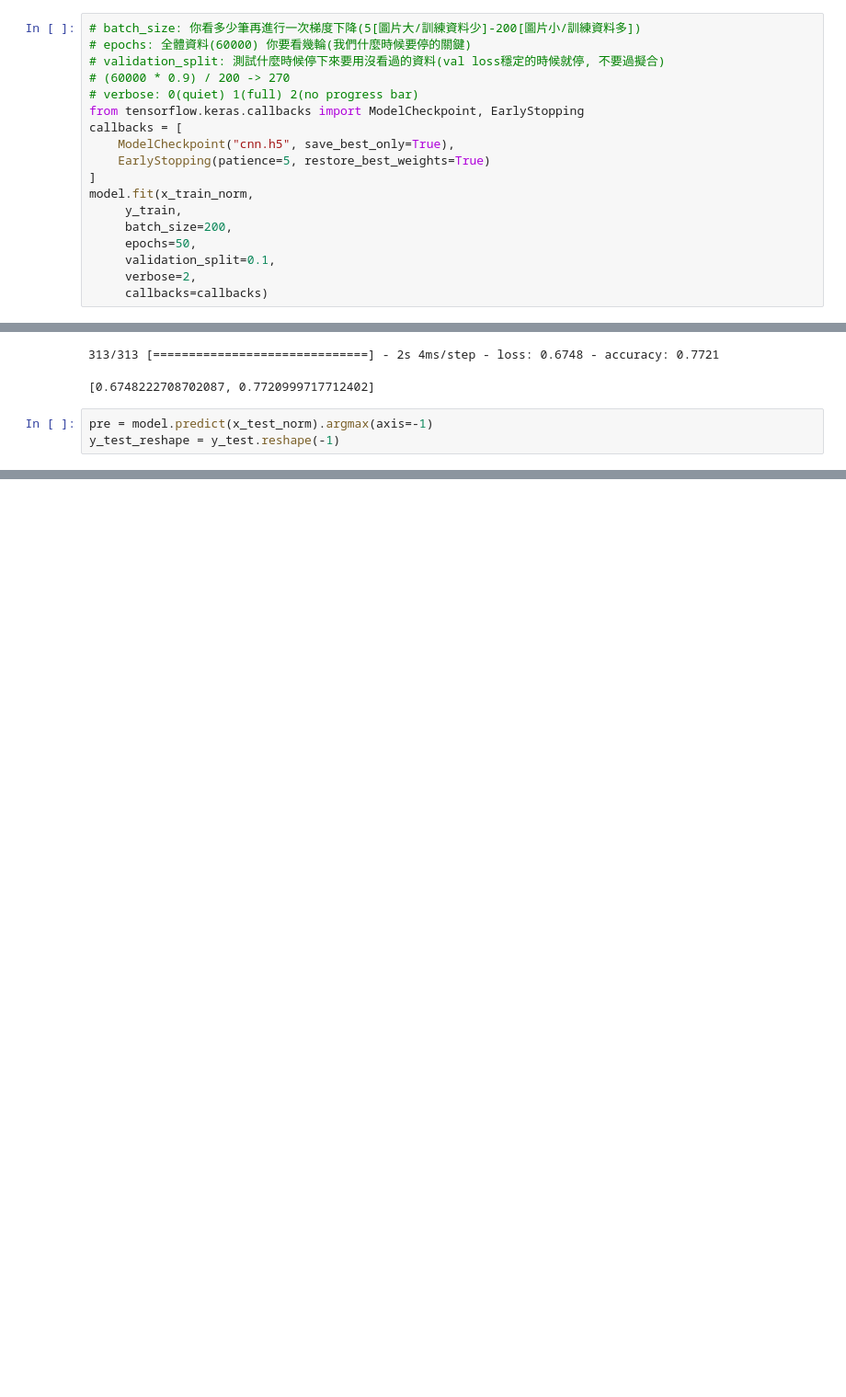
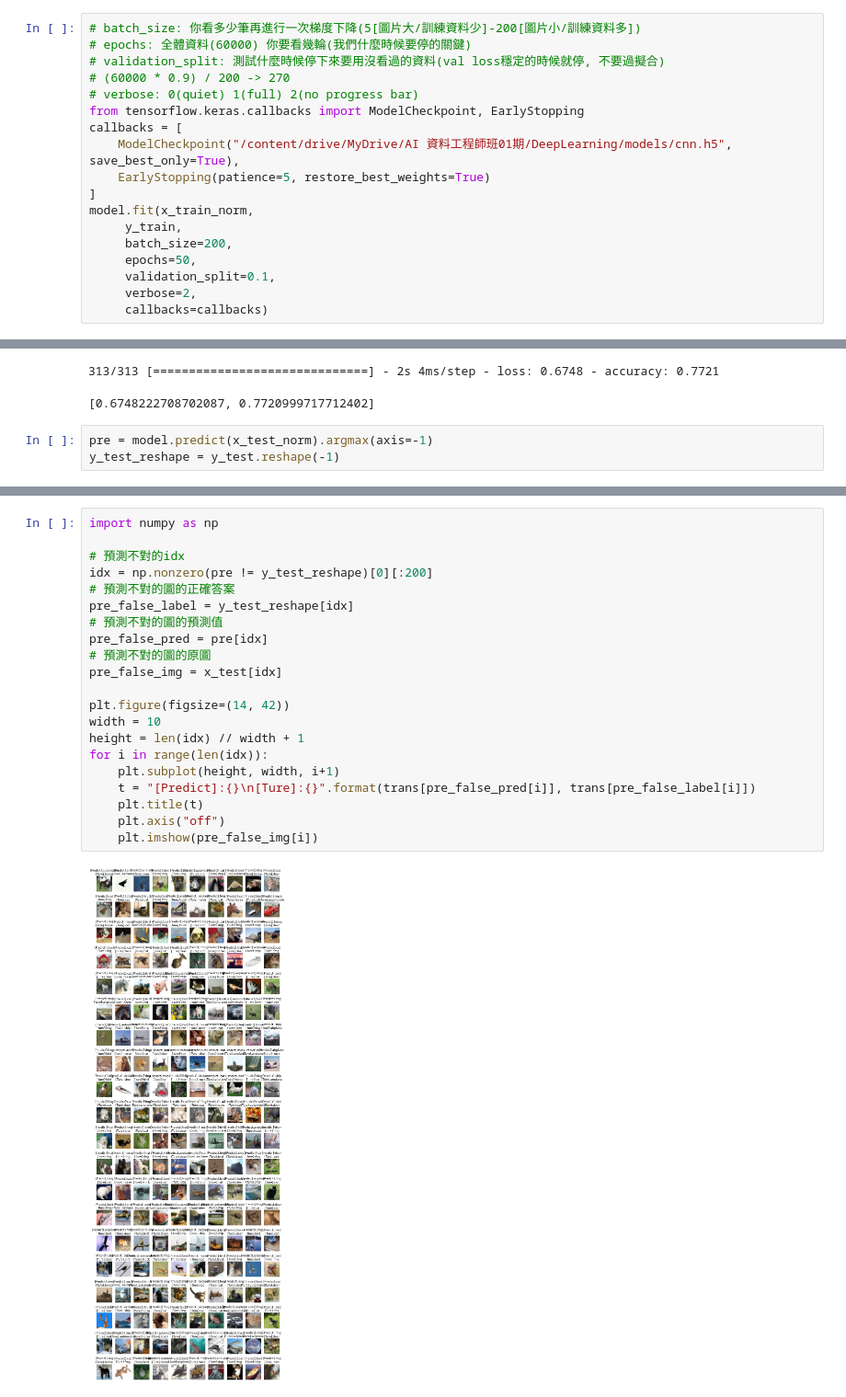
Before and after one commit to yihong1011/TibameML, a Jupyter notebook: 07_CNN.ipynb, the cells around one changed output, grey strips where cells are left out. Shown at 92% size. Drawn from its saved outputs; the diff is of its cells as text; blank space fills up the shorter version.

```diff
--- a/07_CNN.ipynb
+++ b/07_CNN.ipynb
@@ -125,7 +125,7 @@ x_test_norm = x_test / 255.0
 # verbose: 0(quiet) 1(full) 2(no progress bar)
 from tensorflow.keras.callbacks import ModelCheckpoint, EarlyStopping
 callbacks = [
-    ModelCheckpoint("cnn.h5", save_best_only=True),
+    ModelCheckpoint("/content/drive/MyDrive/AI 資料工程師班01期/DeepLearning/models/cnn.h5", save_best_only=True),
     EarlyStopping(patience=5, restore_best_weights=True)
 ]
 model.fit(x_train_norm,
@@ -183,0 +182,23 @@ pd.DataFrame(mat,
+# %%
+import numpy as np
+
+# 預測不對的idx
+idx = np.nonzero(pre != y_test_reshape)[0][:200]
+# 預測不對的圖的正確答案
+pre_false_label = y_test_reshape[idx]
+# 預測不對的圖的預測值
+pre_false_pred = pre[idx]
+# 預測不對的圖的原圖
+pre_false_img = x_test[idx]
+
+plt.figure(figsize=(14, 42))
+width = 10
+height = len(idx) // width + 1
+for i in range(len(idx)):
+    plt.subplot(height, width, i+1)
+    t = "[Predict]:{}\n[Ture]:{}".format(trans[pre_false_pred[i]], trans[pre_false_label[i]])
+    plt.title(t)
+    plt.axis("off")
+    plt.imshow(pre_false_img[i])
+# %% [output]
+[figure, added]
```
Also changed, not shown: parts of 5 cells of this notebook.
